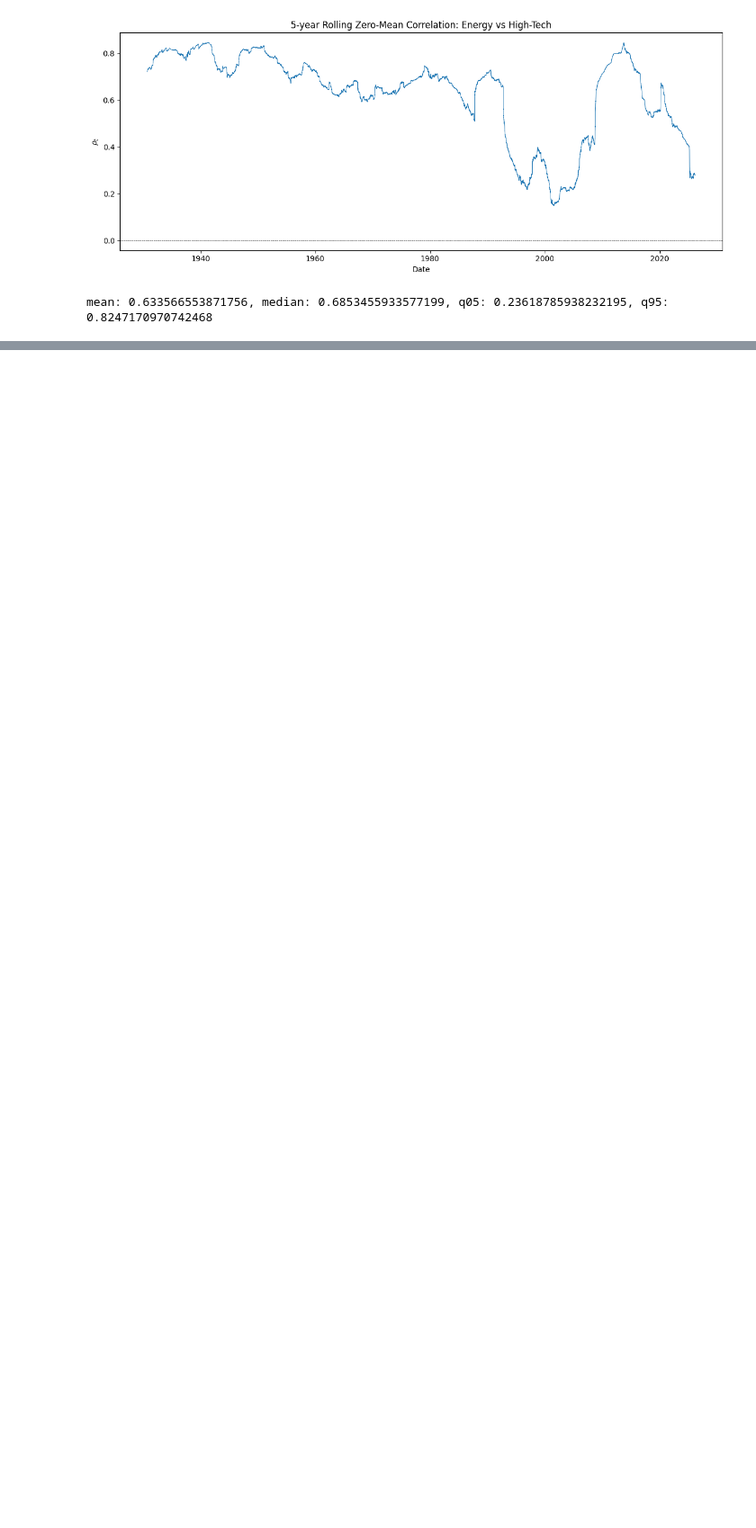
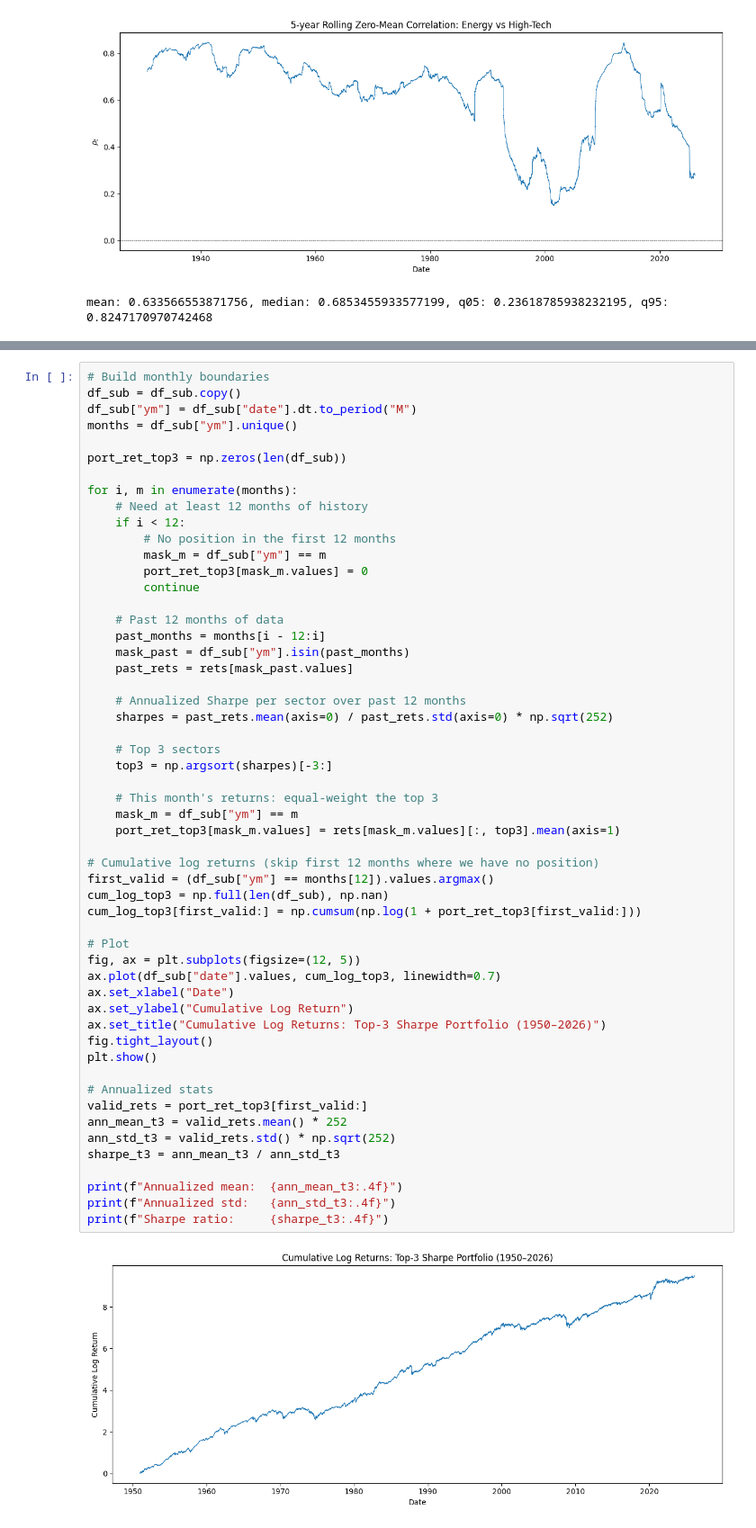
Before and after one commit to alexandersen01/quant-risk-am-midterm, a Jupyter notebook: calcs.ipynb, the cells around one changed output, grey strips where cells are left out. Shown at 90% size. Saved outputs shown, nothing was run; the diff lists cells and outputs as text; blank space fills up the shorter version.

```diff
--- a/calcs.ipynb
+++ b/calcs.ipynb
@@ -81,0 +156,56 @@ mean: 0.633566553871756, median: 0.6853455933577199, q05: 0.23618785938232195, q
+# %%
+# Build monthly boundaries
+df_sub = df_sub.copy()
+df_sub["ym"] = df_sub["date"].dt.to_period("M")
+months = df_sub["ym"].unique()
+
+port_ret_top3 = np.zeros(len(df_sub))
+
+for i, m in enumerate(months):
+    # Need at least 12 months of history
+    if i < 12:
+        # No position in the first 12 months
+        mask_m = df_sub["ym"] == m
+        port_ret_top3[mask_m.values] = 0
+        continue
+
+    # Past 12 months of data
+    past_months = months[i - 12:i]
+    mask_past = df_sub["ym"].isin(past_months)
+    past_rets = rets[mask_past.values]
+
+    # Annualized Sharpe per sector over past 12 months
+    sharpes = past_rets.mean(axis=0) / past_rets.std(axis=0) * np.sqrt(252)
+
+    # Top 3 sectors
+    top3 = np.argsort(sharpes)[-3:]
+
+    # This month's returns: equal-weight the top 3
+    mask_m = df_sub["ym"] == m
+    port_ret_top3[mask_m.values] = rets[mask_m.values][:, top3].mean(axis=1)
+
+# Cumulative log returns (skip first 12 months where we have no position)
+first_valid = (df_sub["ym"] == months[12]).values.argmax()
+cum_log_top3 = np.full(len(df_sub), np.nan)
+cum_log_top3[first_valid:] = np.cumsum(np.log(1 + port_ret_top3[first_valid:]))
+
+# Plot
+fig, ax = plt.subplots(figsize=(12, 5))
+ax.plot(df_sub["date"].values, cum_log_top3, linewidth=0.7)
+ax.set_xlabel("Date")
+ax.set_ylabel("Cumulative Log Return")
+ax.set_title("Cumulative Log Returns: Top-3 Sharpe Portfolio (1950–2026)")
+fig.tight_layout()
+plt.show()
+
+# Annualized stats
+valid_rets = port_ret_top3[first_valid:]
+ann_mean_t3 = valid_rets.mean() * 252
+ann_std_t3 = valid_rets.std() * np.sqrt(252)
+sharpe_t3 = ann_mean_t3 / ann_std_t3
+
+print(f"Annualized mean:  {ann_mean_t3:.4f}")
+print(f"Annualized std:   {ann_std_t3:.4f}")
+print(f"Sharpe ratio:     {sharpe_t3:.4f}")
+# %% [output]
+[figure, added]
```
Also changed, not shown: parts of 8 cells of this notebook, 17 other files.
